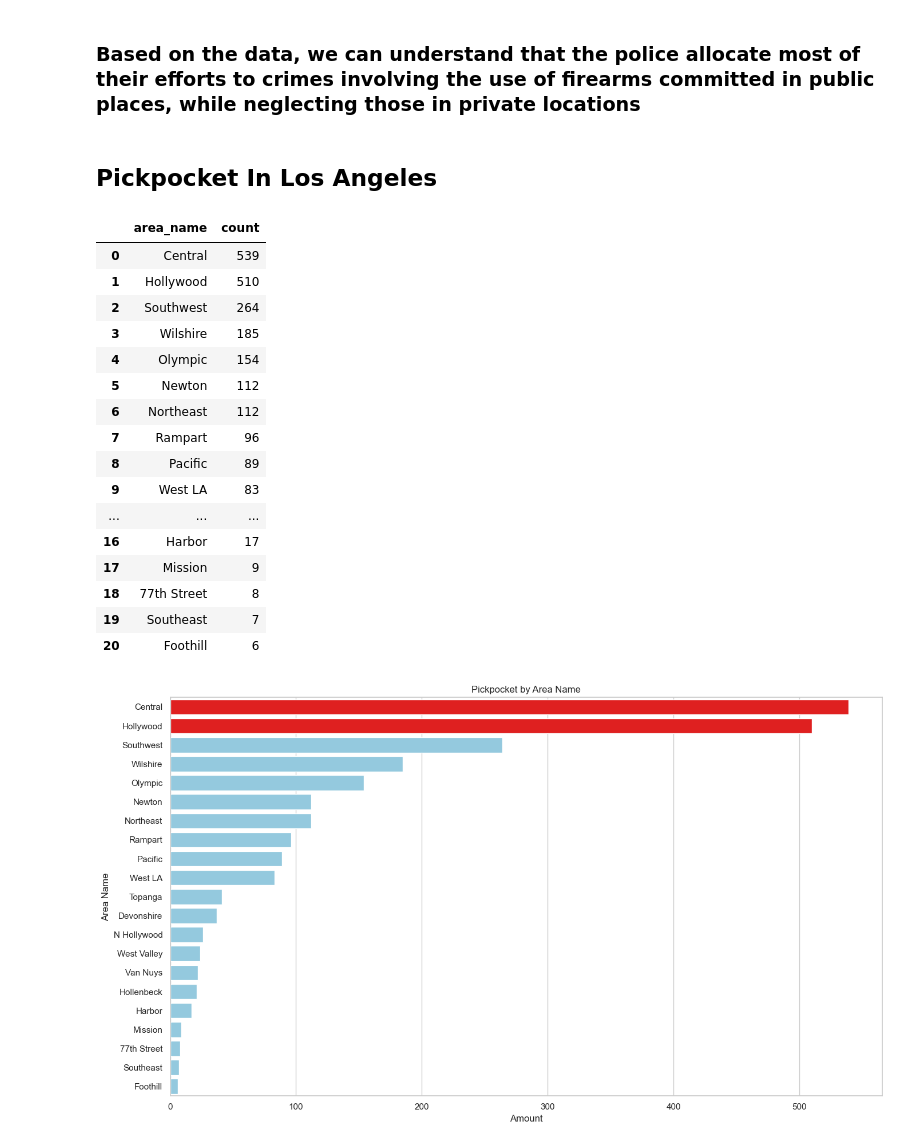
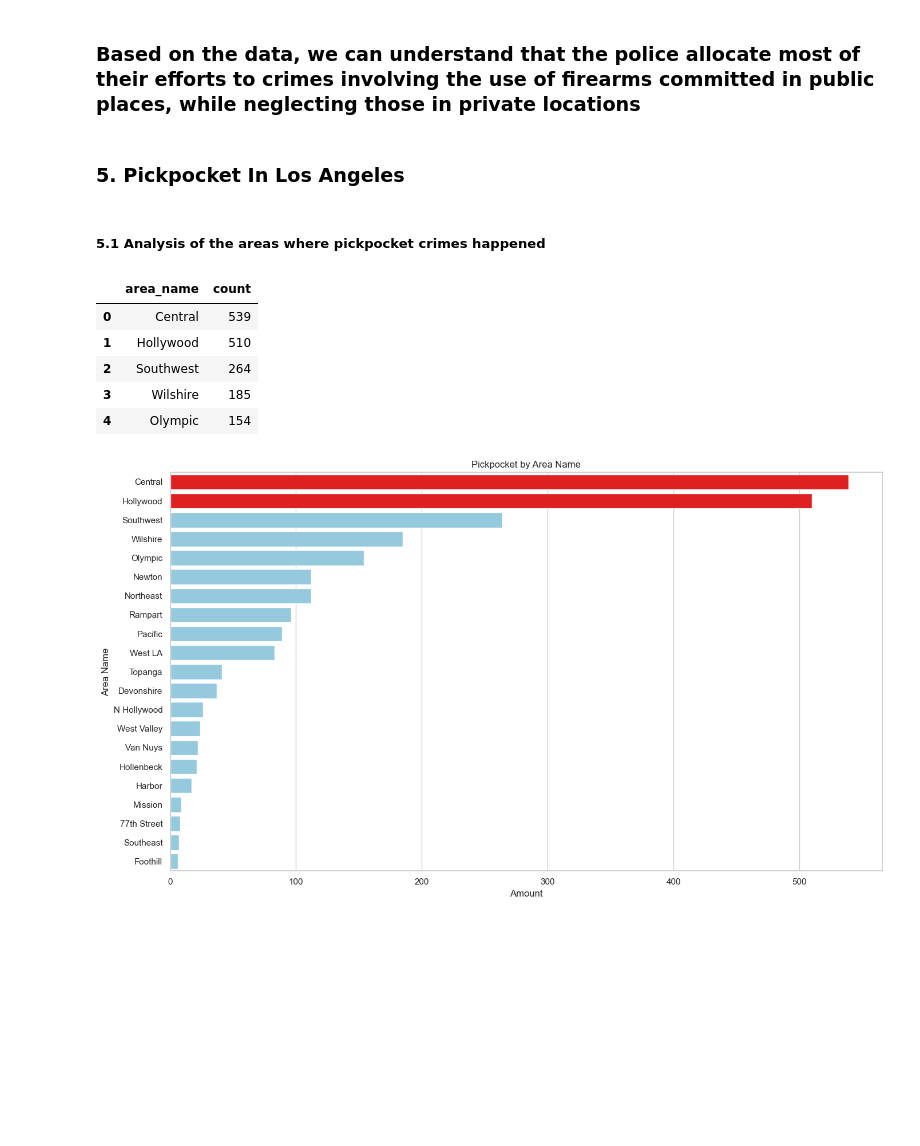
Before and after one commit to BareLevi/Data_Analysis_Final_Project, a Jupyter notebook: data_analysis_project.ipynb, the cells around one changed output. Saved outputs shown, nothing was run; the diff lists cells and outputs as text; code cells hidden in the pictures; blank space fills up the shorter version.

```diff
--- a/data_analysis_project.ipynb
+++ b/data_analysis_project.ipynb
@@ -1144,31 +1145,22 @@ plt.show()
 # %% [markdown]
 ### Based on the data, we can understand that the police allocate most of their efforts to crimes involving the use of firearms committed in public places, while neglecting those in private locations
 # %% [markdown]
-## Pickpocket In Los Angeles
+### 5. Pickpocket In Los Angeles
+# %% [markdown]
+##### 5.1 Analysis of the areas where pickpocket crimes happened
 # %%
 chipopo_df = df[df["crime_description"] == "PICKPOCKET"]
 # %%
 area_name_counts = chipopo_df['area_name'].value_counts().reset_index()
 area_name_counts.columns = ['area_name', 'count']
-area_name_counts
+area_name_counts.head()
 # %% [output]
 |  | area_name | count |
 | 0 | Central | 539 |
 | 1 | Hollywood | 510 |
 | 2 | Southwest | 264 |
 | 3 | Wilshire | 185 |
 | 4 | Olympic | 154 |
-| 5 | Newton | 112 |
-| 6 | Northeast | 112 |
-| 7 | Rampart | 96 |
-| 8 | Pacific | 89 |
-| 9 | West LA | 83 |
-| ... | ... | ... |
-| 16 | Harbor | 17 |
-| 17 | Mission | 9 |
-| 18 | 77th Street | 8 |
-| 19 | Southeast | 7 |
-| 20 | Foothill | 6 |
 # %%
 colors = ['red' if area in ['Central', 'Hollywood'] else 'skyblue' for area in area_name_counts['area_name']]
 
```
Also changed, not shown: parts of 53 cells of this notebook.
